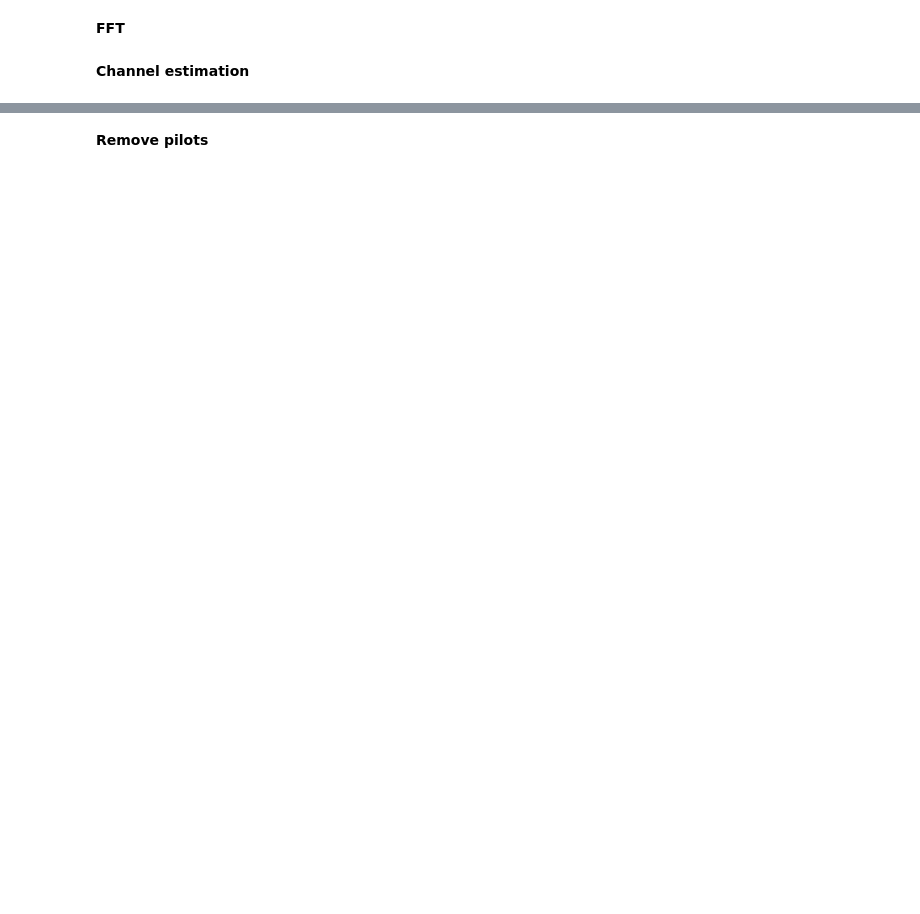
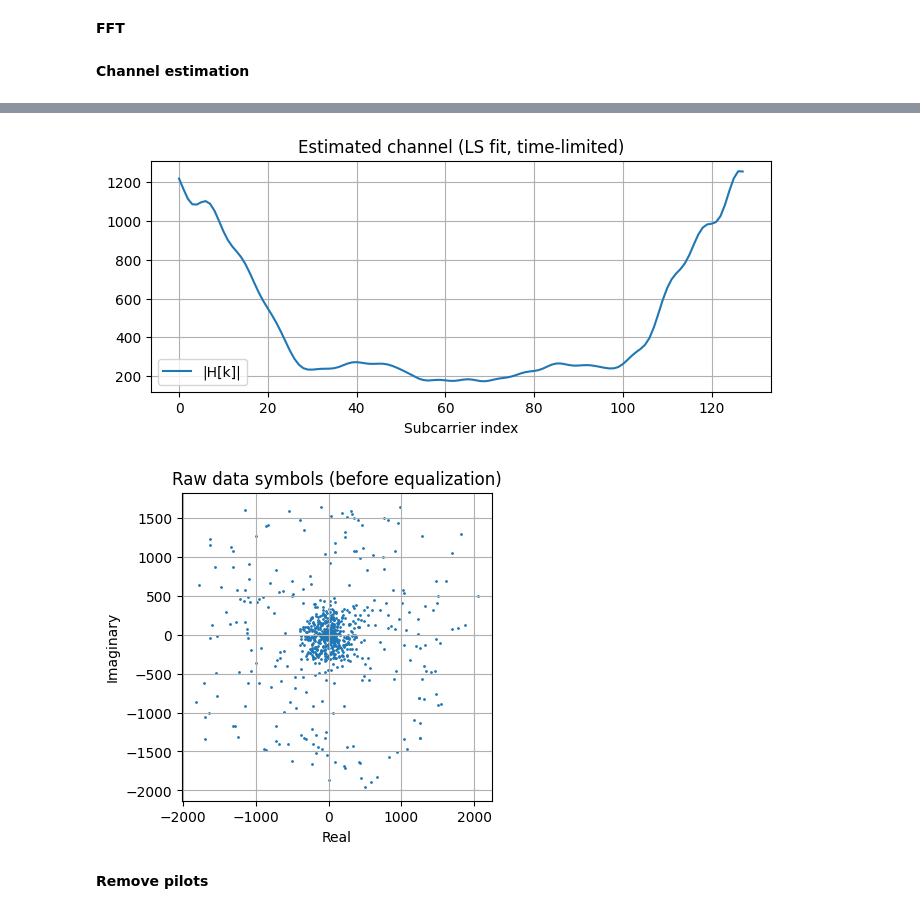
Before and after one commit to axellangenskiold/eitn21, a Jupyter notebook: assignment1_task3_alice.ipynb, the cells around one changed output, grey strips where cells are left out. Cells and saved outputs as stored; diff of their text form; code cells hidden in the pictures; blank space fills up the shorter version.

```diff
--- a/assignment1_task3_alice.ipynb
+++ b/assignment1_task3_alice.ipynb
@@ -132,3 +81,49 @@ plt.grid(); plt.show()
+# %%
+# Channel estimation by least-squares fit of a TIME-LIMITED impulse response.
+# This is the OFDM-correct approach: the channel has memory ≤ Ncp (otherwise
+# the cyclic prefix would not protect the symbol). With L ≤ Ncp time-domain
+# taps h[0..L-1], every subcarrier satisfies
+#       H[k] = sum_l h[l] * exp(-j 2π l k / Nsc).
+# We fit h to the subcarriers whose transmitted value is known:
+#   - length symbol (X[1]): subcarriers 15..127 carry the all-zero bit padding,
+#     which the QPSK map sends as 1+j  (since 00 → 1+i in the project spec)
+#   - pilot symbol  (X[0]): even subcarriers carry 2*P[k] with the Matlab
+#     reference sequence (randn('state',100); P = sign(randn(1,Nsc/2))).
+# Linear interpolation across pilots is what was failing before — it cannot
+# represent the smooth complex variation imposed by a multi-tap channel and
+# the residual phase ramp from sub-sample sync error.
+
+# P sequence reproduced from Matlab randn('state',100); sign(randn(1,Nsc/2))
+P = np.array([
+    1, -1, -1,  1, -1, -1, -1, -1,  1,  1,  1,  1, -1, -1, -1, -1,
+    1,  1, -1,  1, -1, -1,  1, -1,  1,  1,  1, -1, -1,  1, -1,  1,
+   -1,  1, -1,  1,  1, -1,  1,  1, -1,  1,  1,  1, -1, -1,  1,  1,
+    1,  1,  1, -1,  1,  1,  1, -1,  1,  1, -1,  1,  1, -1,  1, -1,
+])
+
+L = Ncp                                  # impulse response length ≤ Ncp
+known_k = np.concatenate([np.arange(15, Nsc), np.arange(0, Nsc, 2)])
+known_H = np.concatenate([X[1, 15:] / (1 + 1j),
+                          X[0, 0::2] / (2 * P)])
+
+A = np.exp(-1j * 2 * np.pi * np.outer(known_k, np.arange(L)) / Nsc)
+h, *_ = np.linalg.lstsq(A, known_H, rcond=None)
+
+F_full = np.exp(-1j * 2 * np.pi * np.outer(np.arange(Nsc), np.arange(L)) / Nsc)
+H_full = F_full @ h
+
+plt.figure(figsize=(8, 3))
+plt.plot(np.abs(H_full), label='|H[k]|')
+plt.title('Estimated channel (LS fit, time-limited)')
+plt.xlabel('Subcarrier index'); plt.grid(); plt.legend(); plt.show()
+
+plt.figure(figsize=(4, 4))
+plt.scatter(X[2:8].real.flatten(), X[2:8].imag.flatten(), s=1)
+plt.title('Raw data symbols (before equalization)')
+plt.xlabel('Real'); plt.ylabel('Imaginary'); plt.grid(); plt.show()
+# %% [output]
+[figure, added]
+[figure, added]
 # %% [markdown]
 **Remove pilots**
 # %%
```
Also changed, not shown: parts of 9 cells of this notebook, 3 other files.
